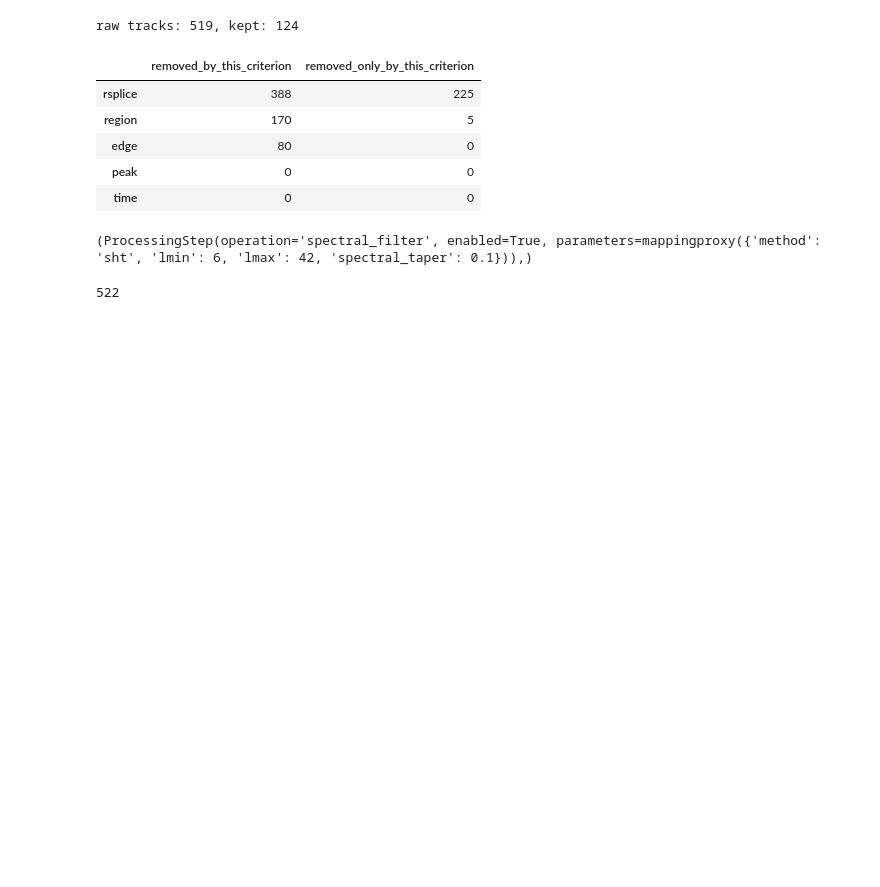
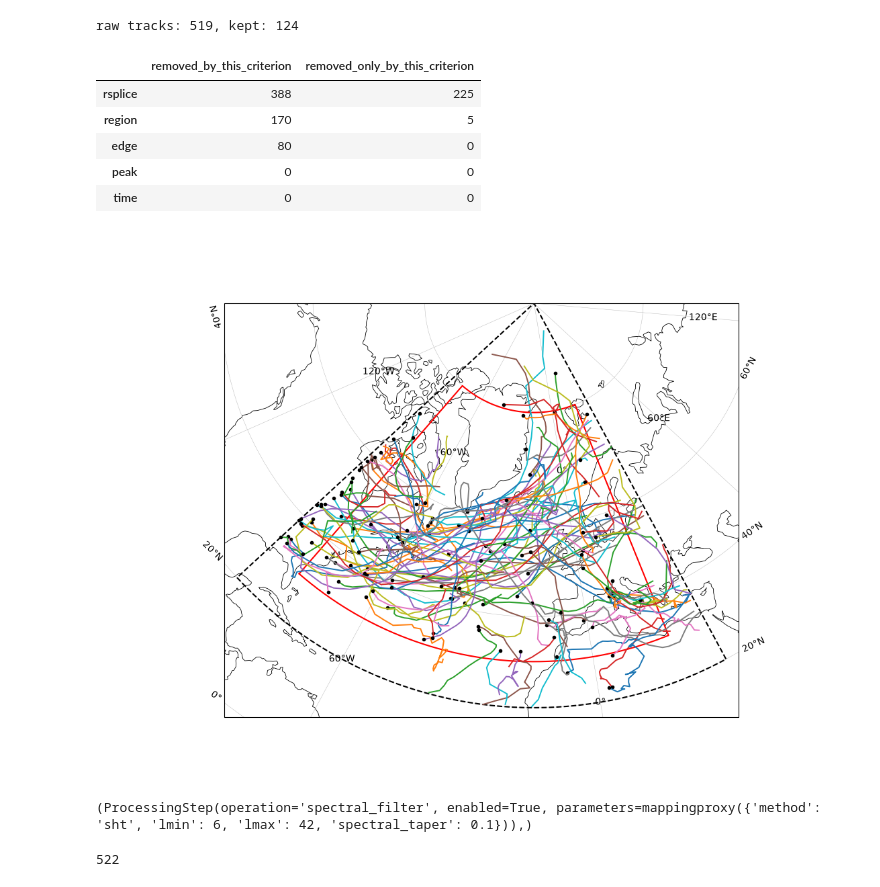
Before and after one commit to AThormann/master_thesis, a Jupyter notebook: experiments/validation_tracks/coarse_validation.ipynb, the cells around one changed output. Cells and saved outputs as stored; diff of their text form; code cells hidden in the pictures; blank space fills up the shorter version.

```diff
--- a/experiments/validation_tracks/coarse_validation.ipynb
+++ b/experiments/validation_tracks/coarse_validation.ipynb
@@ -55,6 +55,10 @@ raw tracks: 519, kept: 124
 | edge | 80 | 0 |
 | peak | 0 | 0 |
 | time | 0 | 0 |
+# %%
+ax= val.plot_regional_tracks(tracks, region=REGION, domain=DOMAIN)
+# %% [output]
+[figure, added]
 # %%
 tracks_coarse = pst.load_tracks('/Users/asgerthormann/Documents/uni/master/master_code/master_thesis/trackjson/19981999_DJF_vo_lmin_6_coarse.trackjson')
 tracks_coarse.metadata.processing
```
Also changed, not shown: parts of 7 cells of this notebook.
